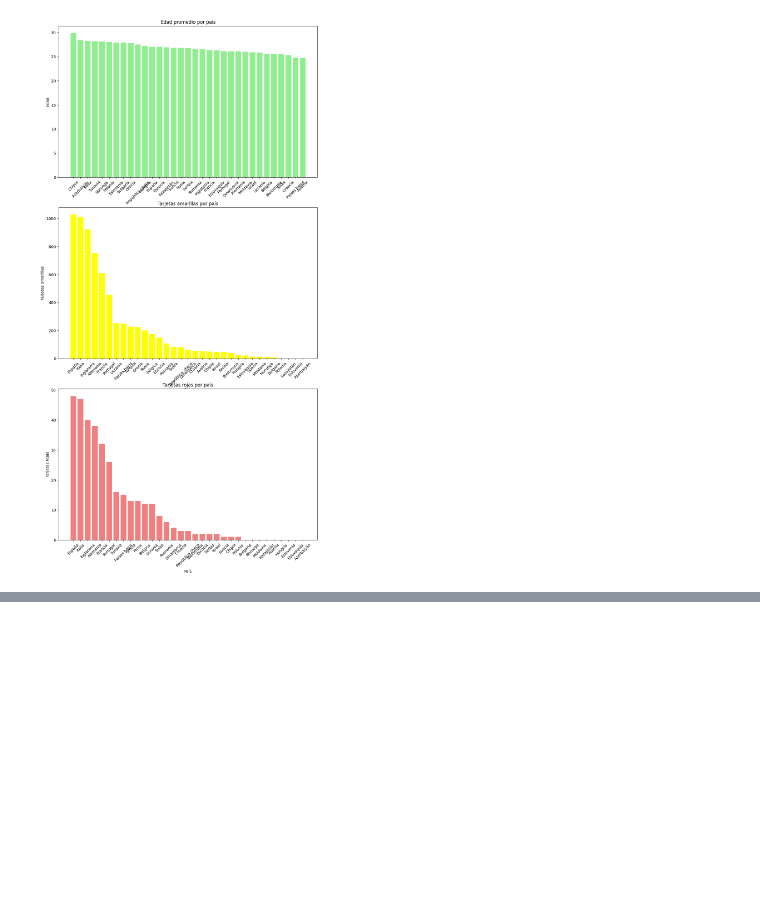
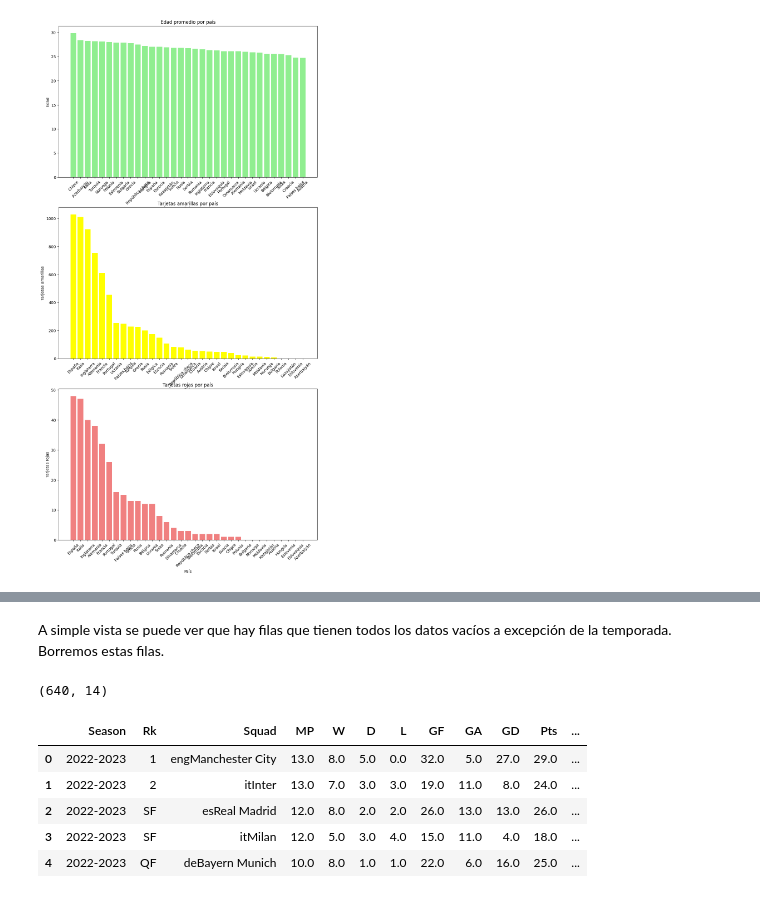
Before and after one commit to lauralardies/uefa_analisis, a Jupyter notebook: UEFA/analisis/limpieza.ipynb, the cells around one changed output, grey strips where cells are left out. Saved outputs shown, nothing was run; the diff lists cells and outputs as text; code cells hidden in the pictures; blank space fills up the shorter version.

```diff
--- a/UEFA/analisis/limpieza.ipynb
+++ b/UEFA/analisis/limpieza.ipynb
@@ -250,0 +327,14 @@ plt.show()
+# %%
+# Eliminamos las columnas que no nos interesan
+overall = overall.drop(columns=['Notes'])
+
+# Convertimos las columnas a string
+overall['Season'] = overall['Season'].astype('string')
+overall['Rk'] = overall['Rk'].astype('string')
+overall['Squad'] = overall['Squad'].astype('string')
+overall['Attendance'] = overall['Attendance'].astype('string')
+overall['Top Team Scorer'] = overall['Top Team Scorer'].astype('string')
+overall['Goalkeeper'] = overall['Goalkeeper'].astype('string')
+
+# Nos aseguramos de que se hayan hecho los cambios correctamente
+overall.info()
@@ -250,0 +359,18 @@ plt.show()
+# %% [markdown]
+A simple vista se puede ver que hay filas que tienen todos los datos vacíos a excepción de la temporada. Borremos estas filas.
+# %%
+# Con la cariable thresh le decimos que queremos que elimine las filas que tengan al menos dos valores nulos
+# También reseteamos el índice
+overall = overall.dropna(thresh=2).reset_index(drop=True)
+
+# Nos aseguramos de que se hayan eliminado correctamente
+print(overall.shape)
+overall.head()
+# %% [output]
+(640, 14)
+|  | Season | Rk | Squad | MP | W | D | L | GF | GA | GD | Pts | ... |
+| 0 | 2022-2023 | 1 | engManchester City | 13.0 | 8.0 | 5.0 | 0.0 | 32.0 | 5.0 | 27.0 | 29.0 | ... |
+| 1 | 2022-2023 | 2 | itInter | 13.0 | 7.0 | 3.0 | 3.0 | 19.0 | 11.0 | 8.0 | 24.0 | ... |
+| 2 | 2022-2023 | SF | esReal Madrid | 12.0 | 8.0 | 2.0 | 2.0 | 26.0 | 13.0 | 13.0 | 26.0 | ... |
+| 3 | 2022-2023 | SF | itMilan | 12.0 | 5.0 | 3.0 | 4.0 | 15.0 | 11.0 | 4.0 | 18.0 | ... |
+| 4 | 2022-2023 | QF | deBayern Munich | 10.0 | 8.0 | 1.0 | 1.0 | 22.0 | 6.0 | 16.0 | 25.0 | ... |
```
Also changed, not shown: parts of 18 cells of this notebook.
